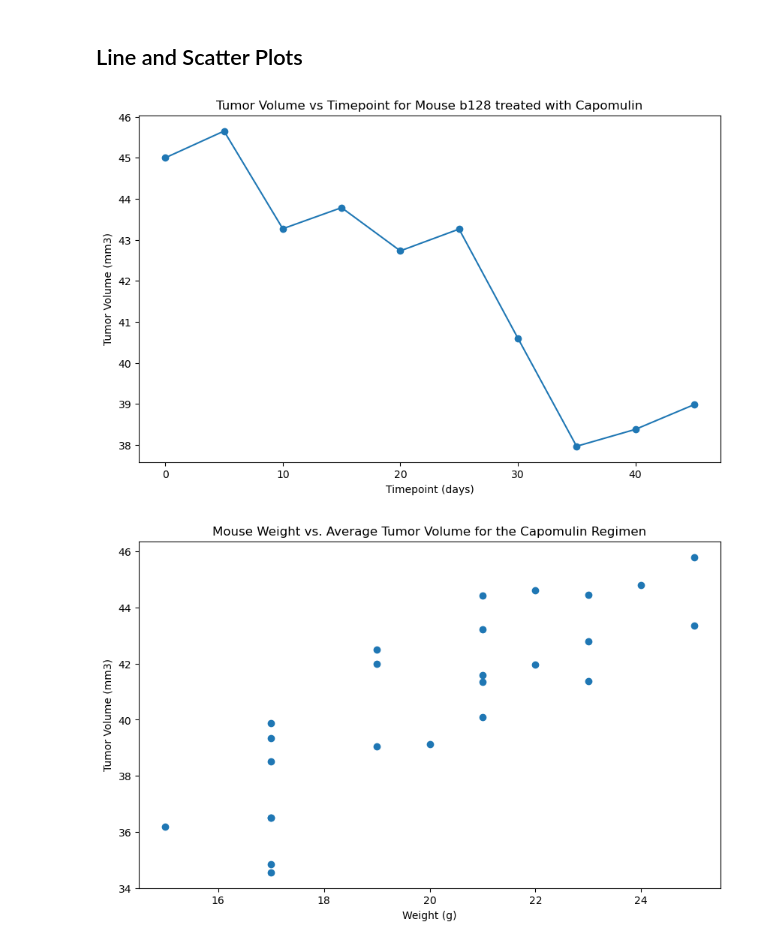
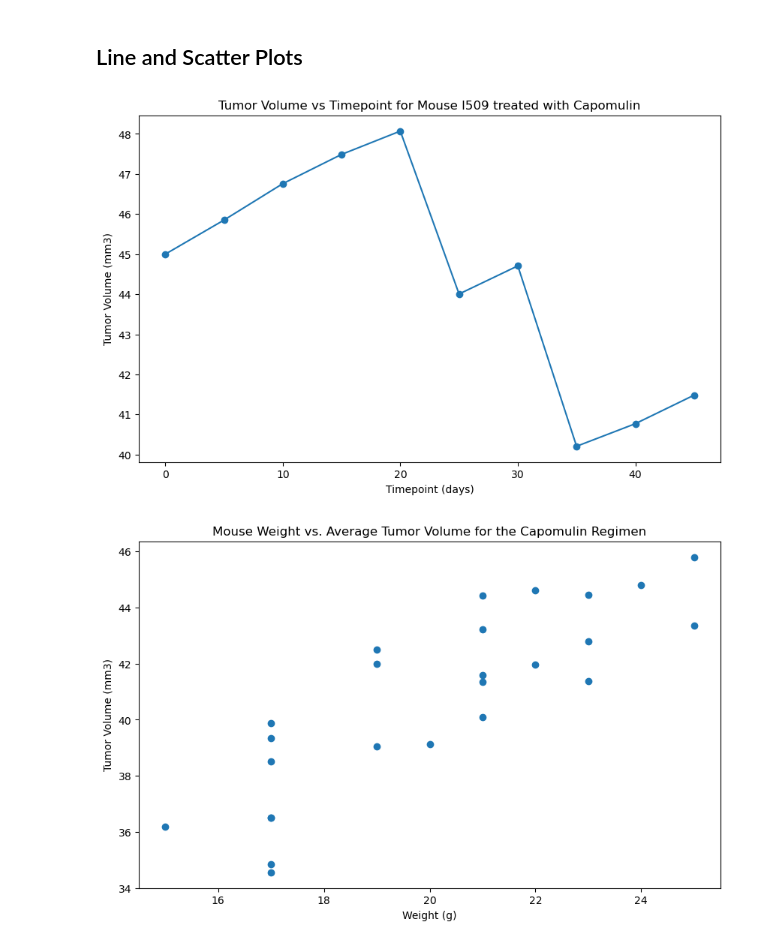
Before and after one commit to padmashribhatta/Data_Visualisation, a Jupyter notebook: Starter_Code/Pymaceuticals/pymaceuticals_starter.ipynb, the cells around one changed output. Saved outputs shown, nothing was run; the diff lists cells and outputs as text; code cells hidden in the pictures.

```diff
--- a/Starter_Code/Pymaceuticals/pymaceuticals_starter.ipynb
+++ b/Starter_Code/Pymaceuticals/pymaceuticals_starter.ipynb
@@ -338,20 +338,20 @@ plt.show()
 # %%
 # Generate a line plot of tumor volume vs. time point for a single mouse treated with Capomulin
 
-mouse_id = 'b128'
+mouse_id = 'l509'
 drug_regimen = 'Capomulin'
 data = merged_df.loc[(merged_df['Drug Regimen'] == drug_regimen) & (merged_df['Mouse ID'] == mouse_id), ['Timepoint', 'Tumor Volume (mm3)']]
 
 # Create a line plot of tumor volume vs. time point
 fig, ax = plt.subplots(figsize=(10, 6))
 ax.plot(data['Timepoint'], data['Tumor Volume (mm3)'], marker='o')
 ax.set_xlabel('Timepoint (days)')
 ax.set_ylabel('Tumor Volume (mm3)')
 ax.set_title(f'Tumor Volume vs Timepoint for Mouse {mouse_id} treated with {drug_regimen}')
 
 plt.show()
 # %% [output]
-[figure, old version]
+[figure, new version]
 # %%
 # Generate a scatter plot of mouse weight vs. the average observed tumor volume for the entire Capomulin regimen
 
```
Also changed, not shown: parts of 1 cell of this notebook.
